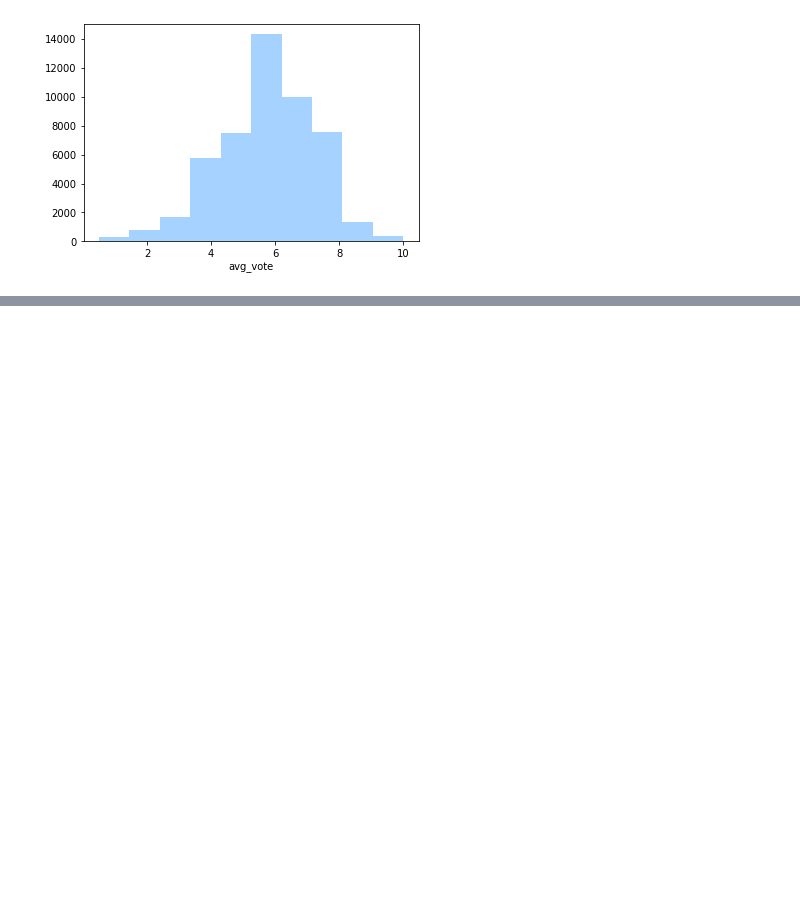
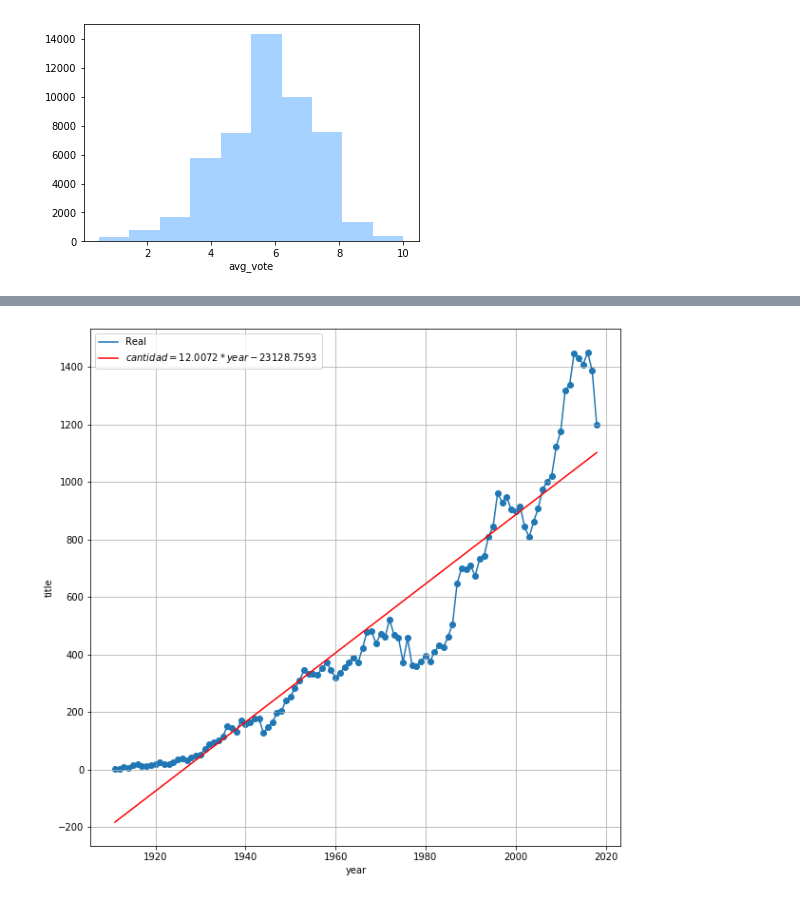
Before and after one commit to Dess23/MINDAT, a Jupyter notebook: Avance.ipynb, the cells around one changed output, grey strips where cells are left out. Saved outputs shown, nothing was run; the diff lists cells and outputs as text; code cells hidden in the pictures; blank space fills up the shorter version.

```diff
--- a/Avance.ipynb
+++ b/Avance.ipynb
@@ -521,0 +735,6 @@ g
+# %%
+t= predict['title'].values.reshape(-1,1)
+a= predict['year'].values.reshape(-1,1)
+linear_regressor = LinearRegression()
+linear_regressor.fit(a, t)
+nImages_pred = linear_regressor.predict(a)
@@ -521,0 +749,12 @@ g
+# %%
+#y = 0.0759*x +1930.0370
+fig = plt.figure(figsize=(10,10))
+plt.scatter(predict['year'],predict['title'])
+plt.plot(predict['year'],predict['title'],label='Real')
+plt.plot(a,nImages_pred, color='red', label=label)
+plt.xlabel('year')
+plt.ylabel('title')
+plt.legend()
+plt.grid()
+# %% [output]
+[figure, added]
```
Also changed, not shown: parts of 119 cells of this notebook.
